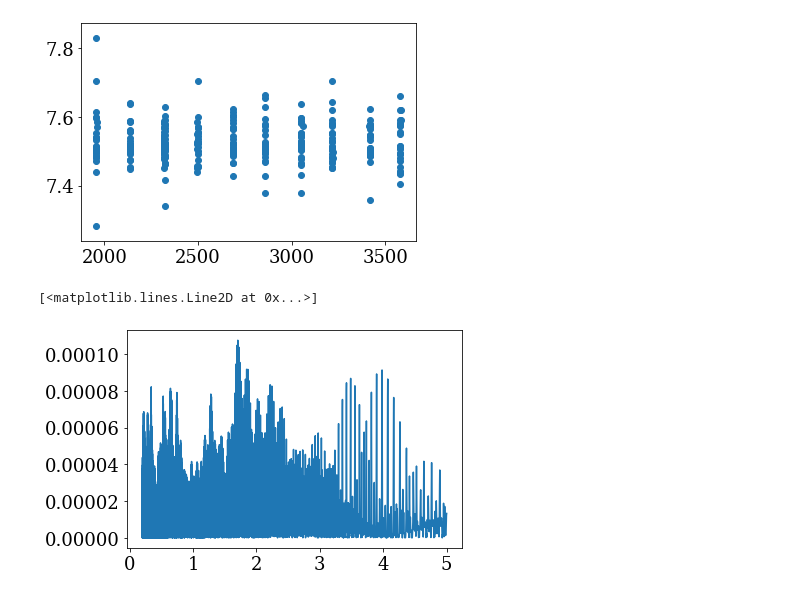
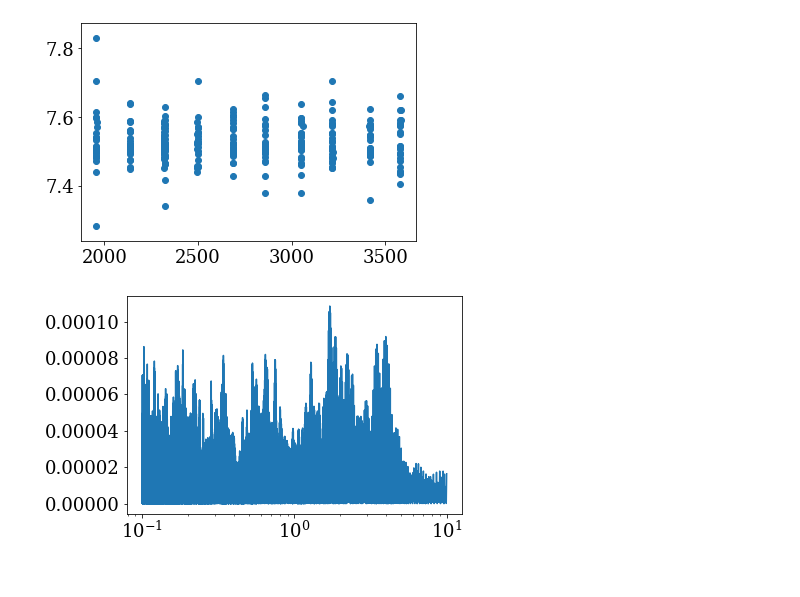
Before and after one commit to jradavenport/gj1243_10yrs, a Jupyter notebook: starspot_search.ipynb, the cells around one changed output. Drawn from its saved outputs; the diff is of its cells as text; code cells hidden in the pictures.

```diff
--- a/starspot_search.ipynb
+++ b/starspot_search.ipynb
@@ -688,13 +658,12 @@ plt.scatter(wise['mjd'][wok]+2400000.5-BJD0-EPHEM, wise['w1mpro'][wok])
 [figure]
 # %%
 lnp = xo.lomb_scargle_estimator(wise['mjd'][wok]+2400000.5-BJD0-EPHEM, wise['w1mpro'][wok],
-                                min_period=0.2, max_period=5)
+                                min_period=0.1, max_period=10)
 
 freq, pwr = lnp['periodogram']
 plt.plot(1./freq, pwr)
-# plt.xscale('log')
+plt.xscale('log')
 # %% [output]
-[<matplotlib.lines.Line2D at 0x...>]
-[figure, old version]
+[figure, new version]
 # %%
 # Nothing useful in WISE - no shock there
```
Also changed, not shown: parts of 20 cells of this notebook, 3 other files.
